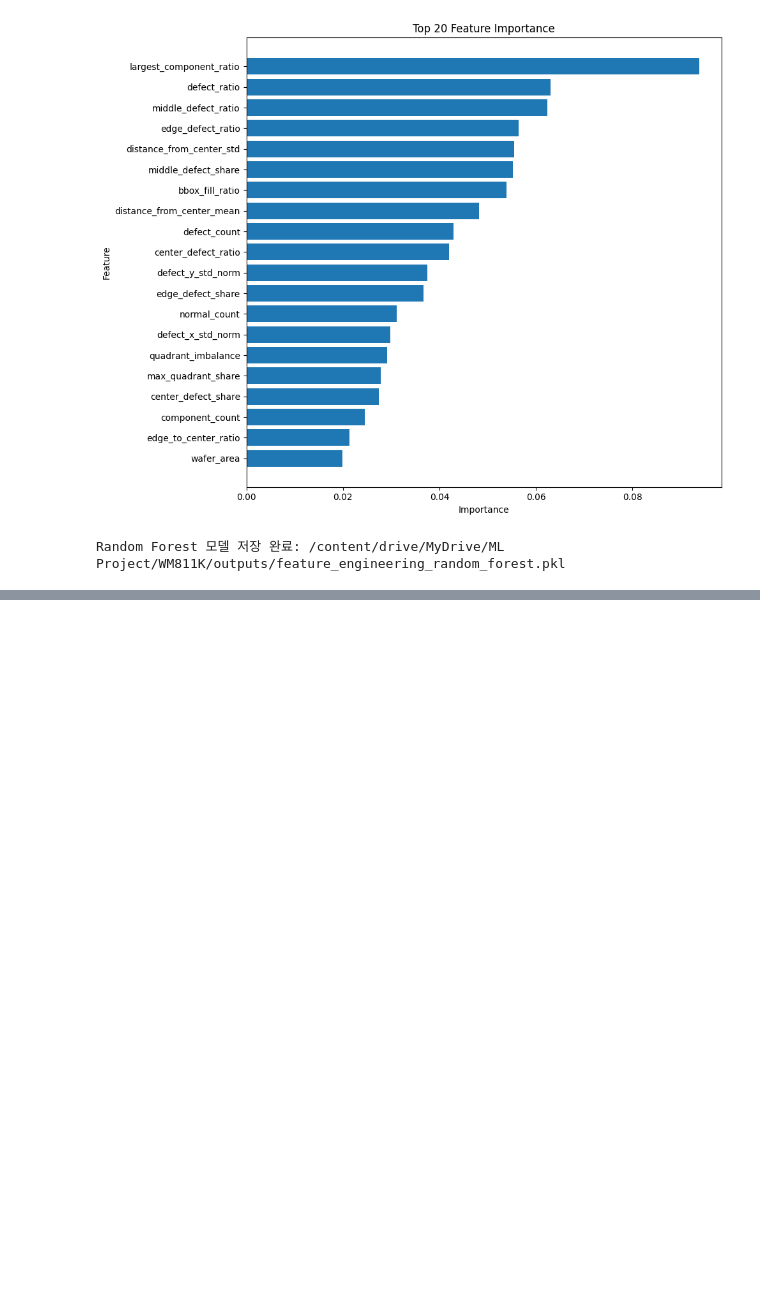
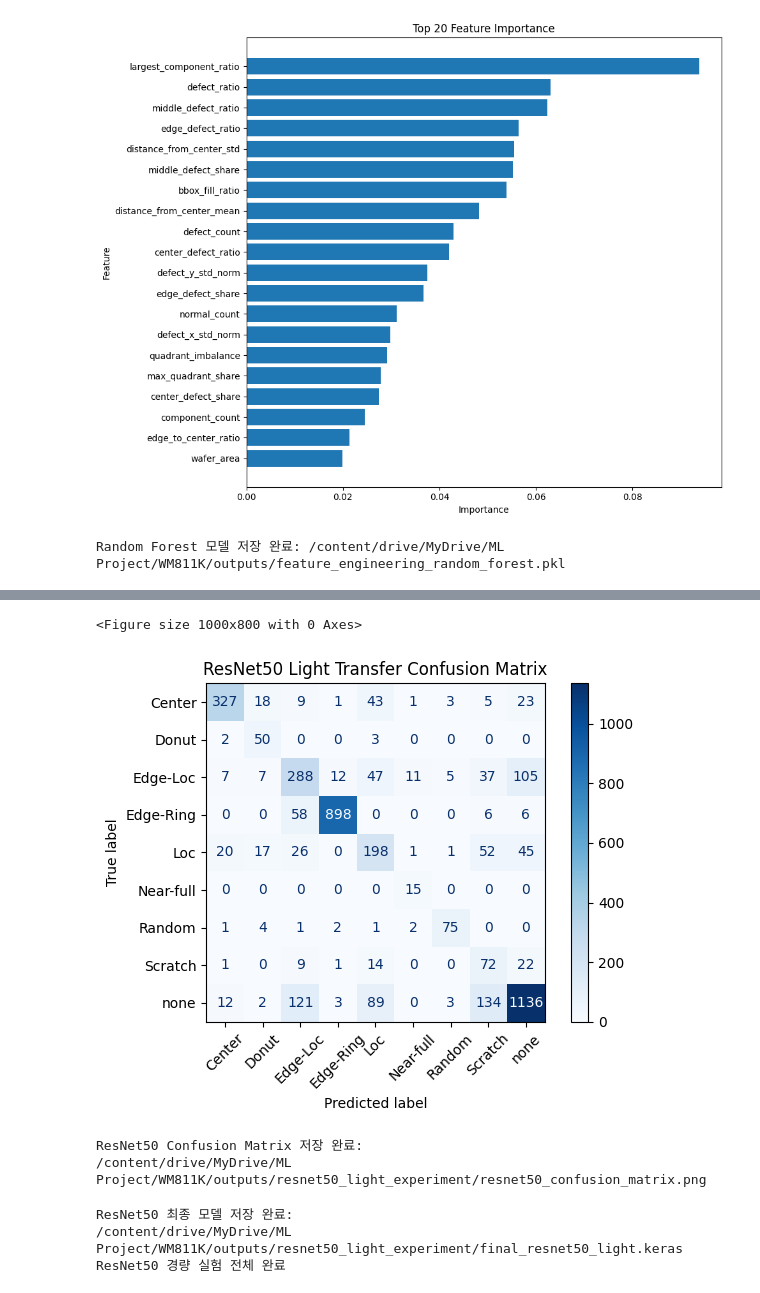
Before and after one commit to WooSeungJi/WM811K-Project, a Jupyter notebook: Ram_절약_WM_811K_Wafer_Map.ipynb, the cells around one changed output, grey strips where cells are left out. Drawn from its saved outputs; the diff is of its cells as text; code cells hidden in the pictures; blank space fills up the shorter version.

```diff
--- a/Ram_절약_WM_811K_Wafer_Map.ipynb
+++ b/Ram_절약_WM_811K_Wafer_Map.ipynb
@@ -1677,0 +3189,60 @@ CNN vs Feature Engineering 비교표 저장 완료: /content/drive/MyDrive/ML Pr
+# %%
+# ============================================================
+# 39-16. ResNet50 Confusion Matrix 시각화 및 저장
+# ============================================================
+
+resnet_cm = confusion_matrix(resnet_y_true, resnet_y_pred)
+
+plt.figure(figsize=(10, 8))
+
+disp = ConfusionMatrixDisplay(
+    confusion_matrix=resnet_cm,
+    display_labels=class_names
+)
+
+disp.plot(
+    cmap="Blues",
+    xticks_rotation=45,
+    values_format="d"
+)
+
+plt.title("ResNet50 Light Transfer Confusion Matrix")
+plt.tight_layout()
+
+plt.savefig(
+    RESNET_CM_PATH,
+    dpi=300,
+    bbox_inches="tight"
+)
+
+plt.show()
+
+print("ResNet50 Confusion Matrix 저장 완료:")
+print(RESNET_CM_PATH)
+# %% [output]
+<Figure size 1000x800 with 0 Axes>
+[figure, added]
+ResNet50 Confusion Matrix 저장 완료:
+/content/drive/MyDrive/ML Project/WM811K/outputs/resnet50_light_experiment/resnet50_confusion_matrix.png
+# %%
+# ============================================================
+# 39-17. ResNet50 최종 모델 저장
+# ============================================================
+
+resnet_model.save(RESNET_FINAL_MODEL_PATH)
+
+print("ResNet50 최종 모델 저장 완료:")
+print(RESNET_FINAL_MODEL_PATH)
+
+
+# ============================================================
+# 39-18. ResNet50 실험 이후 RAM 정리
+# ============================================================
+
+gc.collect()
+
+print("ResNet50 경량 실험 전체 완료")
+# %% [output]
+ResNet50 최종 모델 저장 완료:
+/content/drive/MyDrive/ML Project/WM811K/outputs/resnet50_light_experiment/final_resnet50_light.keras
+ResNet50 경량 실험 전체 완료
```
Also changed, not shown: parts of 17 cells of this notebook.
